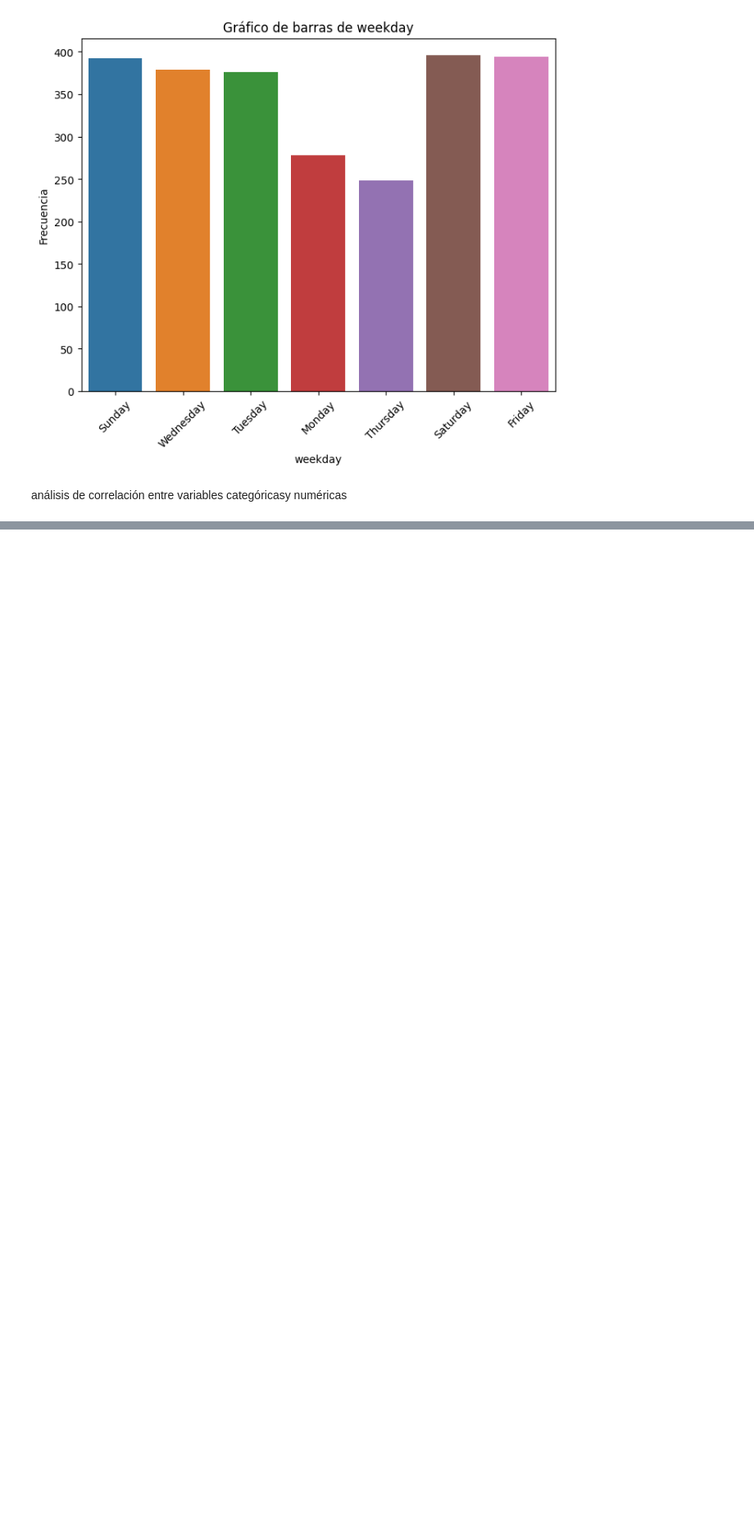
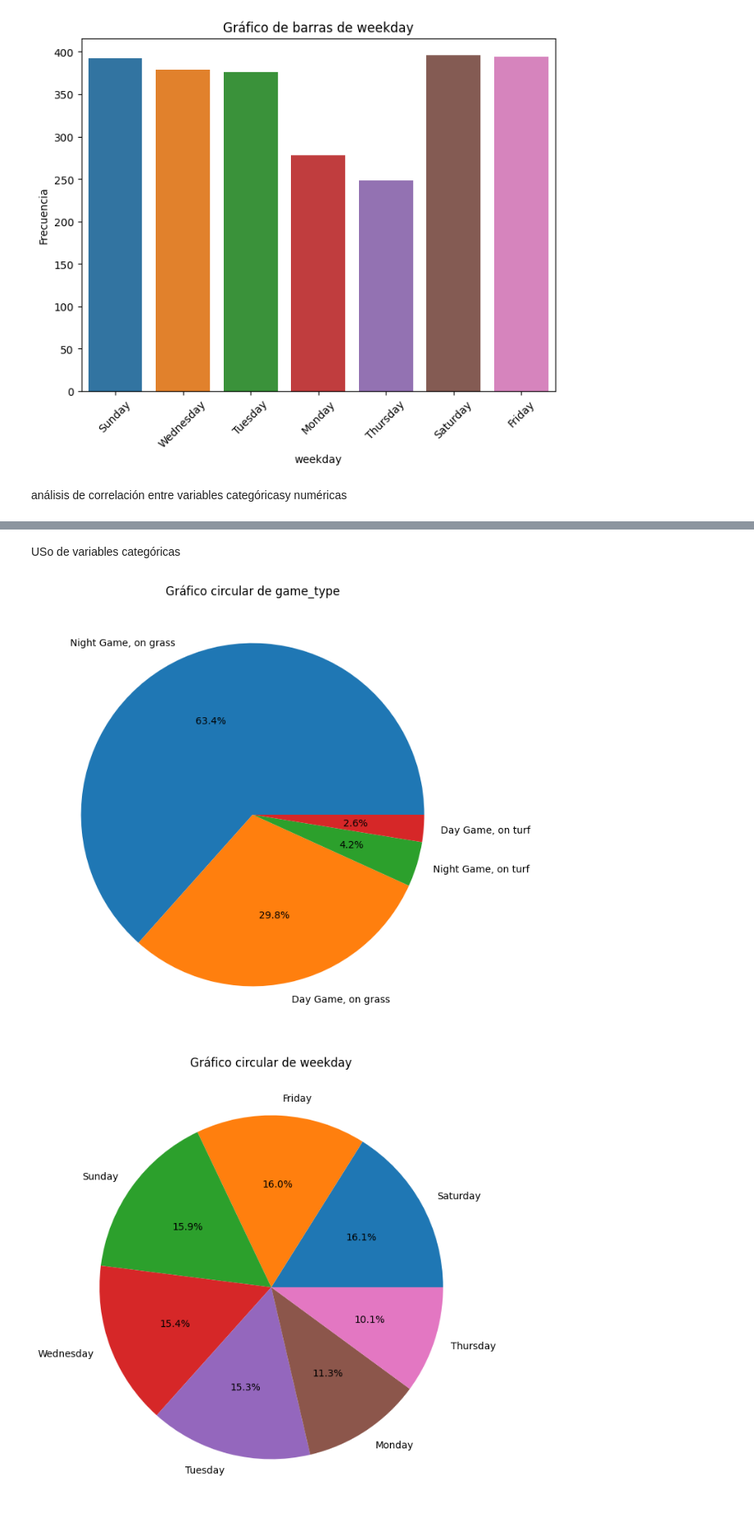
Before and after one commit to Jskenpo/HDT2_DATA_MINING, a Jupyter notebook: HDT2.ipynb, the cells around one changed output, grey strips where cells are left out. Shown at 82% size. Cells and saved outputs as stored; diff of their text form; code cells hidden in the pictures; blank space fills up the shorter version.

```diff
--- a/HDT2.ipynb
+++ b/HDT2.ipynb
@@ -144,0 +145,13 @@ ValueError: could not convert string to float: 'New York Mets'
+# %% [markdown]
+USo de variables categóricas
+# %%
+for column in categorical_variables:
+    if len(df[column].unique()) <= 10:  # Solo para variables con 10 o menos categorías
+        plt.figure(figsize=(8, 8))
+        df[column].value_counts().plot(kind='pie', autopct='%1.1f%%')
+        plt.title(f'Gráfico circular de {column}')
+        plt.ylabel('')
+        plt.show()
+# %% [output]
+[figure, added]
+[figure, added]
```
Also changed, not shown: parts of 2 cells of this notebook.
